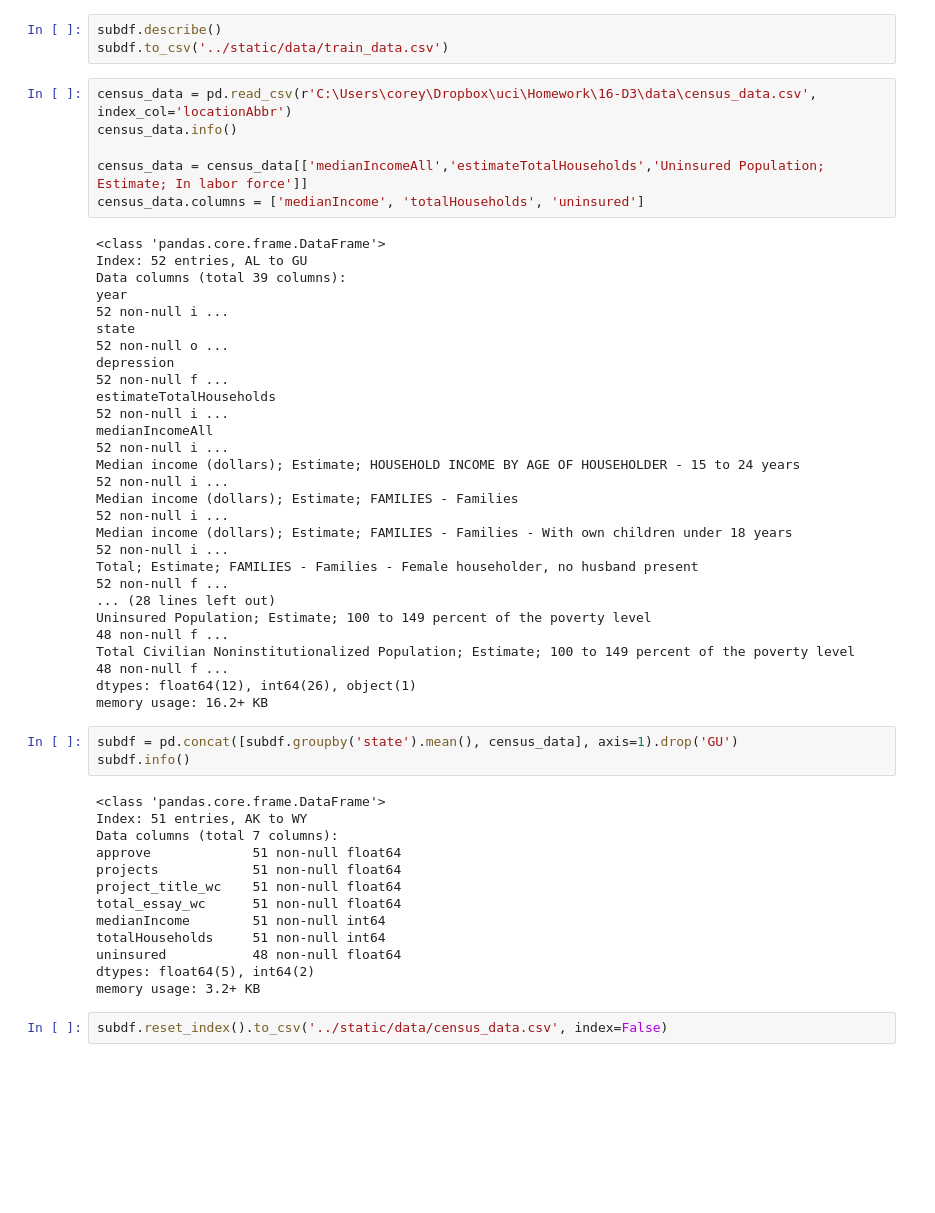
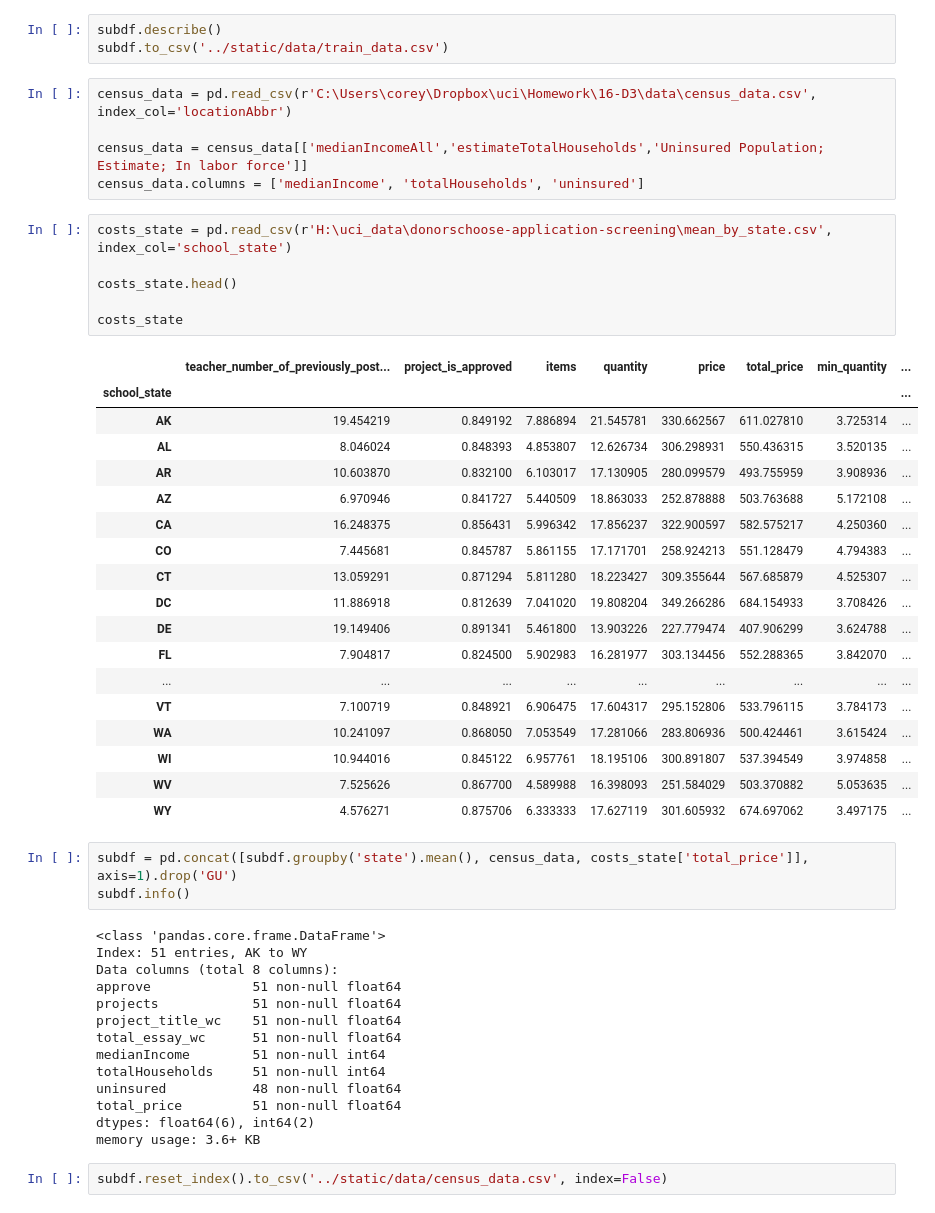
Before and after one commit to coreyclip/DonorsChoose, a Jupyter notebook: engineering/graphics.ipynb, the cells around one changed output. Drawn from its saved outputs; the diff is of its cells as text; blank space fills up the shorter version.

Commit message:
added average project costs to chart

```diff
--- a/engineering/graphics.ipynb
+++ b/engineering/graphics.ipynb
@@ -61,35 +61,41 @@ subdf.describe()
 subdf.to_csv('../static/data/train_data.csv')
 # %%
 census_data = pd.read_csv(r'C:\Users\corey\Dropbox\uci\Homework\16-D3\data\census_data.csv', index_col='locationAbbr')
-census_data.info()
 
 census_data = census_data[['medianIncomeAll','estimateTotalHouseholds','Uninsured Population; Estimate; In labor force']]
 census_data.columns = ['medianIncome', 'totalHouseholds', 'uninsured']
-# %% [output]
-<class 'pandas.core.frame.DataFrame'>
-Index: 52 entries, AL to GU
-Data columns (total 39 columns):
-year                                                                                                                                                                                       52 non-null i ...
-state                                                                                                                                                                                      52 non-null o ...
-depression                                                                                                                                                                                 52 non-null f ...
-estimateTotalHouseholds                                                                                                                                                                    52 non-null i ...
-medianIncomeAll                                                                                                                                                                            52 non-null i ...
-Median income (dollars); Estimate; HOUSEHOLD INCOME BY AGE OF HOUSEHOLDER - 15 to 24 years                                                                                                 52 non-null i ...
-Median income (dollars); Estimate; FAMILIES - Families                                                                                                                                     52 non-null i ...
-Median income (dollars); Estimate; FAMILIES - Families - With own children under 18 years                                                                                                  52 non-null i ...
-Total; Estimate; FAMILIES - Families - Female householder, no husband present                                                                                                              52 non-null f ...
-... (28 lines left out)
-Uninsured Population; Estimate; 100 to 149 percent of the poverty level                                                                                                                    48 non-null f ...
-Total Civilian Noninstitutionalized Population; Estimate; 100 to 149 percent of the poverty level                                                                                          48 non-null f ...
-dtypes: float64(12), int64(26), object(1)
-memory usage: 16.2+ KB
+# %%
+costs_state = pd.read_csv(r'H:\uci_data\donorschoose-application-screening\mean_by_state.csv', index_col='school_state')
+
+costs_state.head()
+
+costs_state
+# %% [output]
+|  | teacher_number_of_previously_post... | project_is_approved | items | quantity | price | total_price | min_quantity | ... |
+| school_state |  |  |  |  |  |  |  | ... |
+| AK | 19.454219 | 0.849192 | 7.886894 | 21.545781 | 330.662567 | 611.027810 | 3.725314 | ... |
+| AL | 8.046024 | 0.848393 | 4.853807 | 12.626734 | 306.298931 | 550.436315 | 3.520135 | ... |
+| AR | 10.603870 | 0.832100 | 6.103017 | 17.130905 | 280.099579 | 493.755959 | 3.908936 | ... |
+| AZ | 6.970946 | 0.841727 | 5.440509 | 18.863033 | 252.878888 | 503.763688 | 5.172108 | ... |
+| CA | 16.248375 | 0.856431 | 5.996342 | 17.856237 | 322.900597 | 582.575217 | 4.250360 | ... |
+| CO | 7.445681 | 0.845787 | 5.861155 | 17.171701 | 258.924213 | 551.128479 | 4.794383 | ... |
+| CT | 13.059291 | 0.871294 | 5.811280 | 18.223427 | 309.355644 | 567.685879 | 4.525307 | ... |
+| DC | 11.886918 | 0.812639 | 7.041020 | 19.808204 | 349.266286 | 684.154933 | 3.708426 | ... |
+| DE | 19.149406 | 0.891341 | 5.461800 | 13.903226 | 227.779474 | 407.906299 | 3.624788 | ... |
+| FL | 7.904817 | 0.824500 | 5.902983 | 16.281977 | 303.134456 | 552.288365 | 3.842070 | ... |
+| ... | ... | ... | ... | ... | ... | ... | ... | ... |
+| VT | 7.100719 | 0.848921 | 6.906475 | 17.604317 | 295.152806 | 533.796115 | 3.784173 | ... |
+| WA | 10.241097 | 0.868050 | 7.053549 | 17.281066 | 283.806936 | 500.424461 | 3.615424 | ... |
+| WI | 10.944016 | 0.845122 | 6.957761 | 18.195106 | 300.891807 | 537.394549 | 3.974858 | ... |
+| WV | 7.525626 | 0.867700 | 4.589988 | 16.398093 | 251.584029 | 503.370882 | 5.053635 | ... |
+| WY | 4.576271 | 0.875706 | 6.333333 | 17.627119 | 301.605932 | 674.697062 | 3.497175 | ... |
 # %%
-subdf = pd.concat([subdf.groupby('state').mean(), census_data], axis=1).drop('GU')
+subdf = pd.concat([subdf.groupby('state').mean(), census_data, costs_state['total_price']], axis=1).drop('GU')
 subdf.info()
 # %% [output]
 <class 'pandas.core.frame.DataFrame'>
 Index: 51 entries, AK to WY
-Data columns (total 7 columns):
+Data columns (total 8 columns):
 approve             51 non-null float64
 projects            51 non-null float64
 project_title_wc    51 non-null float64
@@ -97,8 +103,9 @@ total_essay_wc      51 non-null float64
 medianIncome        51 non-null int64
 totalHouseholds     51 non-null int64
 uninsured           48 non-null float64
-dtypes: float64(5), int64(2)
-memory usage: 3.2+ KB
+total_price         51 non-null float64
+dtypes: float64(6), int64(2)
+memory usage: 3.6+ KB
 # %%
 subdf.reset_index().to_csv('../static/data/census_data.csv', index=False)
 # %%
```
Also changed, not shown: 2 other files.
